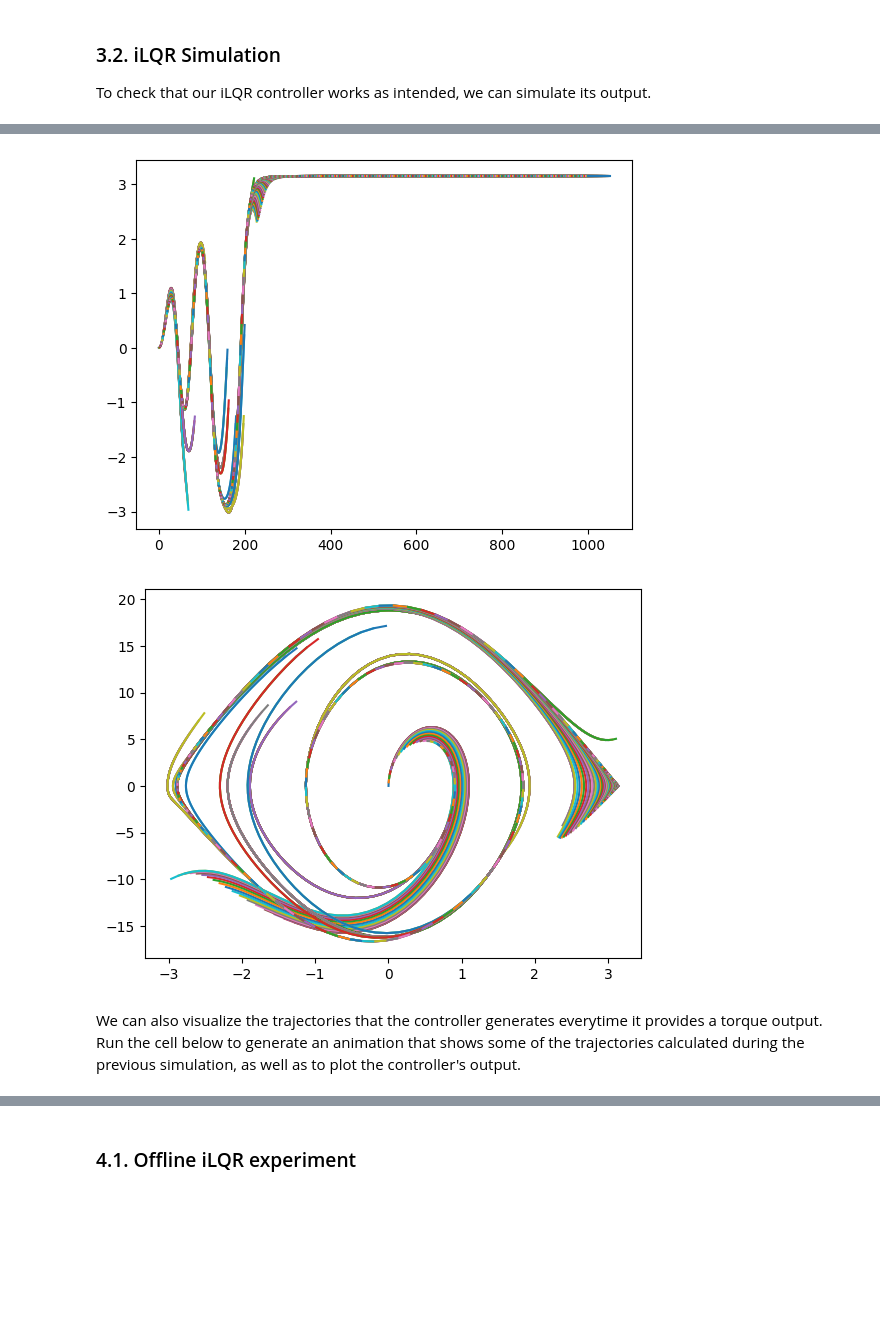
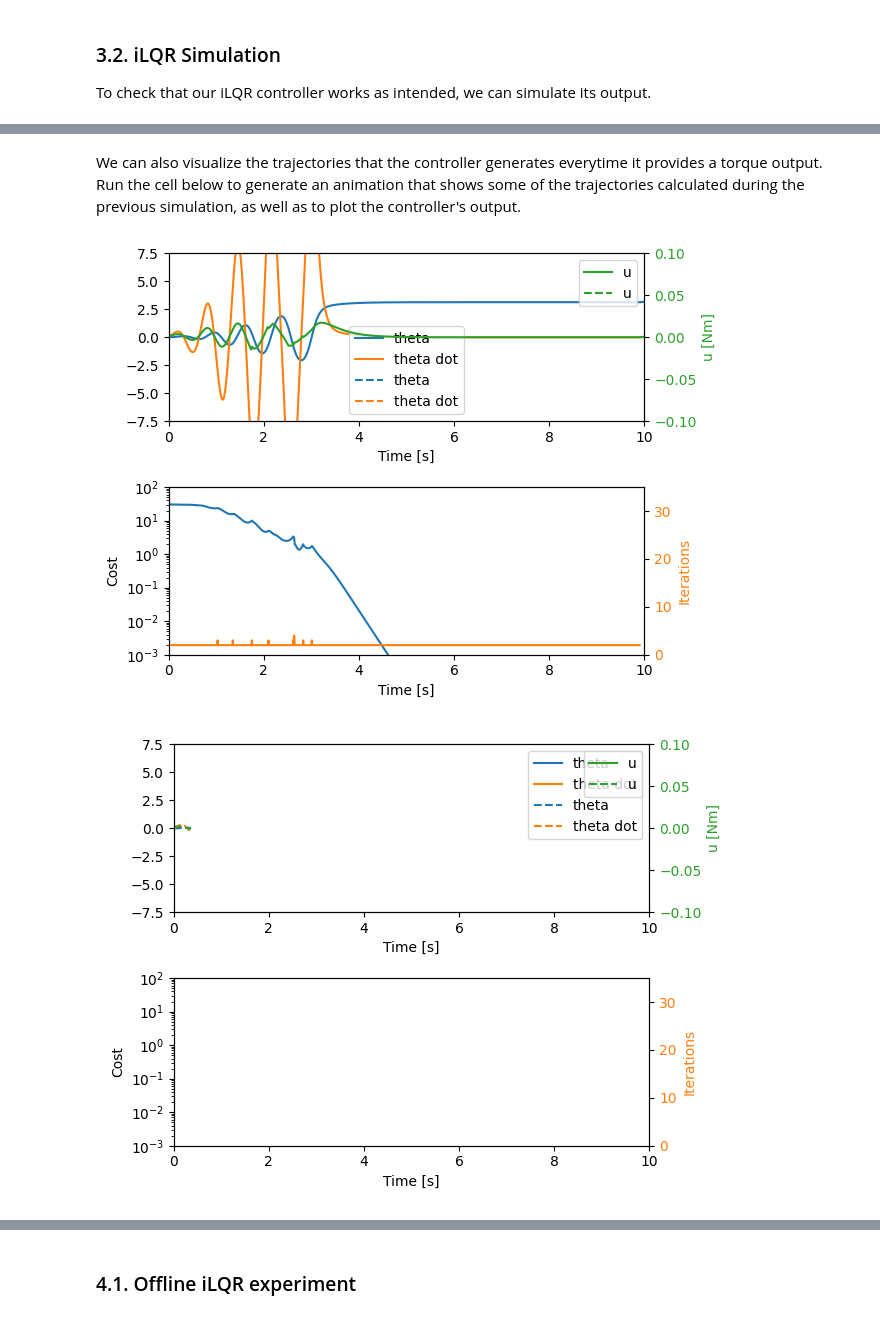
Before and after one commit to air-course/tutorial11, a Jupyter notebook: teacher-pt2-new.ipynb, the cells around one changed output, grey strips where cells are left out. Cells and saved outputs as stored; diff of their text form; code cells hidden in the pictures; blank space fills up the shorter version.

```diff
--- a/teacher-pt2-new.ipynb
+++ b/teacher-pt2-new.ipynb
@@ -1064,16 +1016,0 @@ plot_timeseries(Tsim_es, np.array(Xsim_es), Usim_es)
-# %%
-t = np.linspace(0, 50)
-
-for i in range(int(ilqr_MPC_controller.x_trj_archive.shape[0]/2)):
-    X = ilqr_MPC_controller.x_trj_archive[i*2:i*2+2, :]
-    plt.plot(t, np.asarray(X)[0])
-    t += 1
-# %% [output]
-[figure, removed]
-# %%
-for i in range(1000):
-    X = ilqr_MPC_controller.x_trj_archive[i*2:i*2+2, :]
-    plt.plot(np.asarray(X)[0],np.asarray(X)[1])
-    t += 1
-# %% [output]
-[figure, removed]
@@ -1086,13 +1017,13 @@ plt.show()
 # %% [markdown]
 We can also visualize the trajectories that the controller generates everytime it provides a torque output. Run the cell below to generate an animation that shows some of the trajectories calculated during the previous simulation, as well as to plot the controller's output.
 # %%
-pendulum.animate_MPC_plot2(ilqr_MPC_controller.get_trajectory_history(), np.asarray(ilqr_MPC_controller.get_control_history()), ilqr_MPC_controller.get_cost_history(), ilqr_MPC_controller.get_ite_history(), 0.01, 50, vid = True, vidname = "video_air1")
+pendulum.animate_MPC_plot2(ilqr_MPC_controller.get_trajectory_history(), np.asarray(ilqr_MPC_controller.get_control_history()), ilqr_MPC_controller.get_cost_history(), ilqr_MPC_controller.get_ite_history(), 0.01, 35, vid = True, vidname = "video_air1")
 
-plt.plot(Tsim_es, Usim_es, label="u")
-plt.xlabel("Time [s]")
-plt.ylabel("Torque [Nm]")
-plt.legend(loc="best")
-plt.show()
+from IPython.display import Image
+Image("video_air1.gif")
+# %% [output]
+[figure, added]
+[figure, added]
 # %% [markdown]
 # 4. Hardware Experiments on the CloudPendulum
 
```
Also changed, not shown: parts of 24 cells of this notebook, 4 other files.
